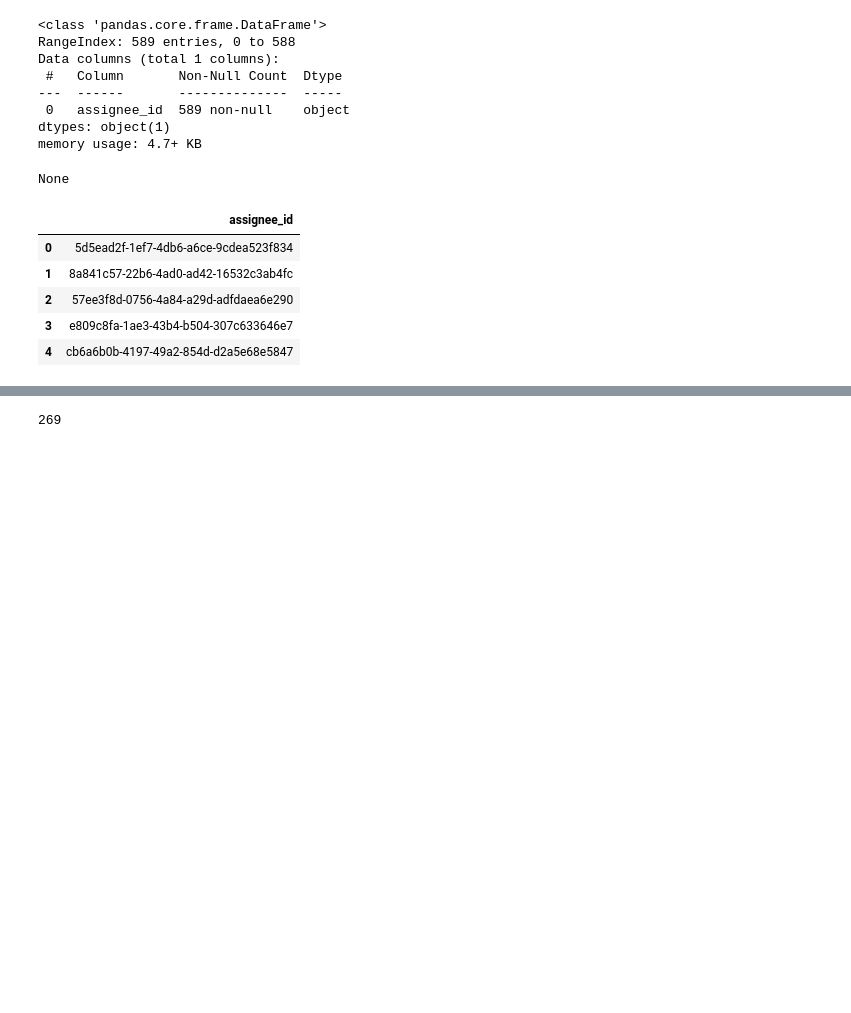
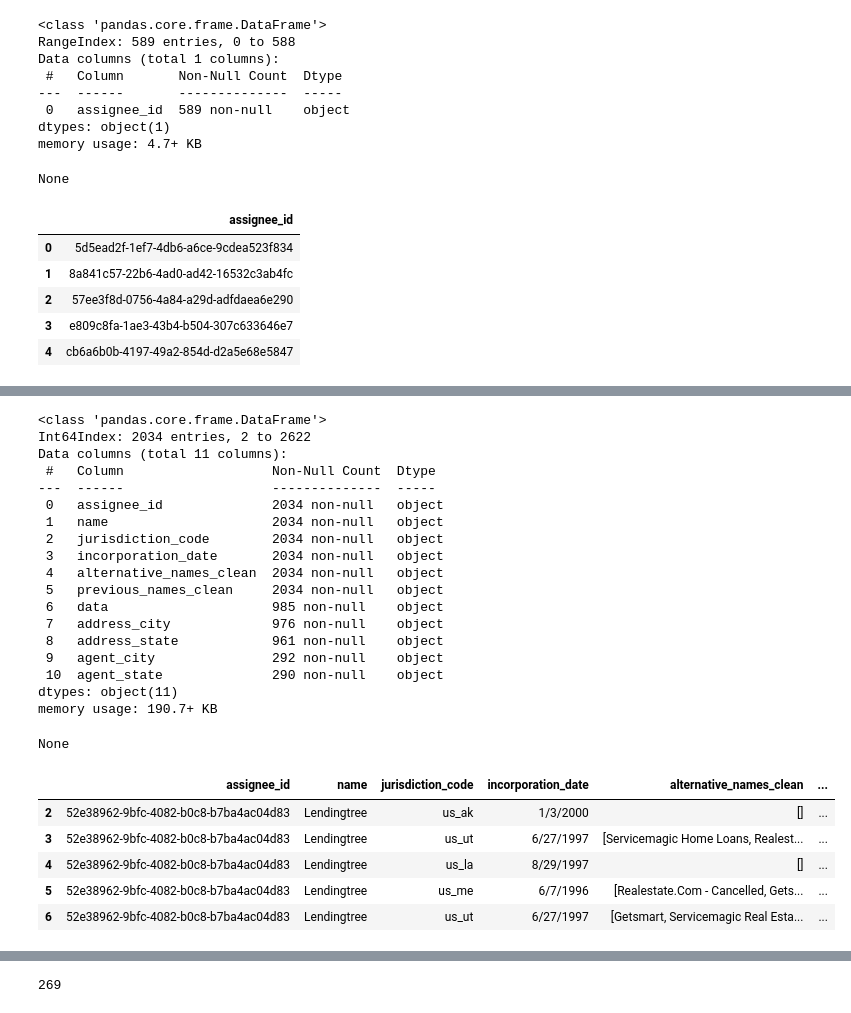
Before and after one commit to jc2568/PatentsView_OC, a Jupyter notebook: Prepare OpenCorporates Data with No States.ipynb, the cells around one changed output, grey strips where cells are left out. Cells and saved outputs as stored; diff of their text form; code cells hidden in the pictures; blank space fills up the shorter version.

```diff
--- a/Prepare OpenCorporates Data with No States.ipynb
+++ b/Prepare OpenCorporates Data with No States.ipynb
@@ -301,0 +500,40 @@ Total time is 0.000332 mins
+# %%
+### drop the alternative_names and previous_names columns and rearrange the alternative_names_clean
+### and previous_names_clean features
+
+OC_results4=OC_results3
+OC_results4.drop(labels=['alternative_names','previous_names'],axis=1,inplace=True)
+
+ele_col = OC_results4.pop('alternative_names_clean')
+twe_col = OC_results4.pop('previous_names_clean')
+
+OC_results4.insert(4, 'alternative_names_clean', ele_col)
+OC_results4.insert(5, 'previous_names_clean', twe_col)
+
+display(OC_results4.info(),OC_results4.head())
+# %% [output]
+<class 'pandas.core.frame.DataFrame'>
+Int64Index: 2034 entries, 2 to 2622
+Data columns (total 11 columns):
+ #   Column                   Non-Null Count  Dtype
+---  ------                   --------------  -----
+ 0   assignee_id              2034 non-null   object
+ 1   name                     2034 non-null   object
+ 2   jurisdiction_code        2034 non-null   object
+ 3   incorporation_date       2034 non-null   object
+ 4   alternative_names_clean  2034 non-null   object
+ 5   previous_names_clean     2034 non-null   object
+ 6   data                     985 non-null    object
+ 7   address_city             976 non-null    object
+ 8   address_state            961 non-null    object
+ 9   agent_city               292 non-null    object
+ 10  agent_state              290 non-null    object
+dtypes: object(11)
+memory usage: 190.7+ KB
+None
+|  | assignee_id | name | jurisdiction_code | incorporation_date | alternative_names_clean | ... |
+| 2 | 52e38962-9bfc-4082-b0c8-b7ba4ac04d83 | Lendingtree | us_ak | 1/3/2000 | [] | ... |
+| 3 | 52e38962-9bfc-4082-b0c8-b7ba4ac04d83 | Lendingtree | us_ut | 6/27/1997 | [Servicemagic Home Loans, Realest... | ... |
+| 4 | 52e38962-9bfc-4082-b0c8-b7ba4ac04d83 | Lendingtree | us_la | 8/29/1997 | [] | ... |
+| 5 | 52e38962-9bfc-4082-b0c8-b7ba4ac04d83 | Lendingtree | us_me | 6/7/1996 | [Realestate.Com - Cancelled, Gets... | ... |
+| 6 | 52e38962-9bfc-4082-b0c8-b7ba4ac04d83 | Lendingtree | us_ut | 6/27/1997 | [Getsmart, Servicemagic Real Esta... | ... |
```
Also changed, not shown: parts of 29 cells of this notebook, 1 other file.
